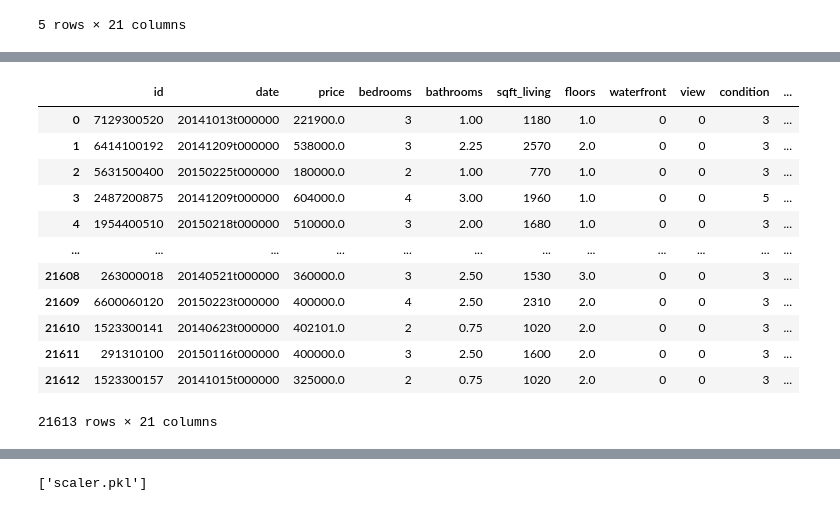
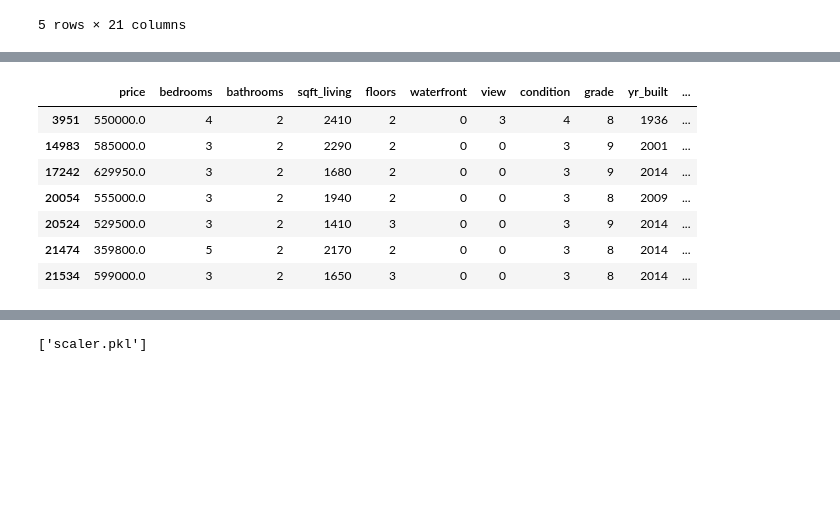
Before and after one commit to mohamadmoselhy/Data-Science-Projects, a Jupyter notebook: LinearRegression/NoteBook/HousePrediction.ipynb, the cells around one changed output, grey strips where cells are left out. Drawn from its saved outputs; the diff is of its cells as text; code cells hidden in the pictures; blank space fills up the shorter version.

```diff
--- a/LinearRegression/NoteBook/HousePrediction.ipynb
+++ b/LinearRegression/NoteBook/HousePrediction.ipynb
@@ -52,0 +144,6 @@ df.head()
+# %%
+df = df[(df['bedrooms'] != 0)]
+# %%
+df = df[~((df['bedrooms'] == 1) & (df['bathrooms'] > 2))]
+# %%
+df = df[df['bedrooms'] > df['bathrooms']]
@@ -53,3 +152,5 @@ df.head()
+# %%
+df= df[~ (df['bedrooms'] > 30)]
 # %%
 df.shape
 # %% [output]
@@ -72,19 +158,14 @@ df = df.applymap(lambda x: x.lower().strip() if isinstance(x, str) else x)
 # %%
-df
+df[df.duplicated()]
 # %% [output]
-|  | id | date | price | bedrooms | bathrooms | sqft_living | floors | waterfront | view | condition | ... |
-| 0 | 7129300520 | 20141013t000000 | 221900.0 | 3 | 1.00 | 1180 | 1.0 | 0 | 0 | 3 | ... |
-| 1 | 6414100192 | 20141209t000000 | 538000.0 | 3 | 2.25 | 2570 | 2.0 | 0 | 0 | 3 | ... |
-| 2 | 5631500400 | 20150225t000000 | 180000.0 | 2 | 1.00 | 770 | 1.0 | 0 | 0 | 3 | ... |
-| 3 | 2487200875 | 20141209t000000 | 604000.0 | 4 | 3.00 | 1960 | 1.0 | 0 | 0 | 5 | ... |
-| 4 | 1954400510 | 20150218t000000 | 510000.0 | 3 | 2.00 | 1680 | 1.0 | 0 | 0 | 3 | ... |
-| ... | ... | ... | ... | ... | ... | ... | ... | ... | ... | ... | ... |
-| 21608 | 263000018 | 20140521t000000 | 360000.0 | 3 | 2.50 | 1530 | 3.0 | 0 | 0 | 3 | ... |
-| 21609 | 6600060120 | 20150223t000000 | 400000.0 | 4 | 2.50 | 2310 | 2.0 | 0 | 0 | 3 | ... |
-| 21610 | 1523300141 | 20140623t000000 | 402101.0 | 2 | 0.75 | 1020 | 2.0 | 0 | 0 | 3 | ... |
-| 21611 | 291310100 | 20150116t000000 | 400000.0 | 3 | 2.50 | 1600 | 2.0 | 0 | 0 | 3 | ... |
-| 21612 | 1523300157 | 20141015t000000 | 325000.0 | 2 | 0.75 | 1020 | 2.0 | 0 | 0 | 3 | ... |
+|  | price | bedrooms | bathrooms | sqft_living | floors | waterfront | view | condition | grade | yr_built | ... |
+| 3951 | 550000.0 | 4 | 2 | 2410 | 2 | 0 | 3 | 4 | 8 | 1936 | ... |
+| 14983 | 585000.0 | 3 | 2 | 2290 | 2 | 0 | 0 | 3 | 9 | 2001 | ... |
+| 17242 | 629950.0 | 3 | 2 | 1680 | 2 | 0 | 0 | 3 | 9 | 2014 | ... |
+| 20054 | 555000.0 | 3 | 2 | 1940 | 2 | 0 | 0 | 3 | 8 | 2009 | ... |
+| 20524 | 529500.0 | 3 | 2 | 1410 | 3 | 0 | 0 | 3 | 9 | 2014 | ... |
+| 21474 | 359800.0 | 5 | 2 | 2170 | 2 | 0 | 0 | 3 | 8 | 2014 | ... |
+| 21534 | 599000.0 | 3 | 2 | 1650 | 3 | 0 | 0 | 3 | 8 | 2014 | ... |
-21613 rows × 21 columns
 # %%
 df.columns
 # %% [output]
```
Also changed, not shown: parts of 59 cells of this notebook, 9 other files.
